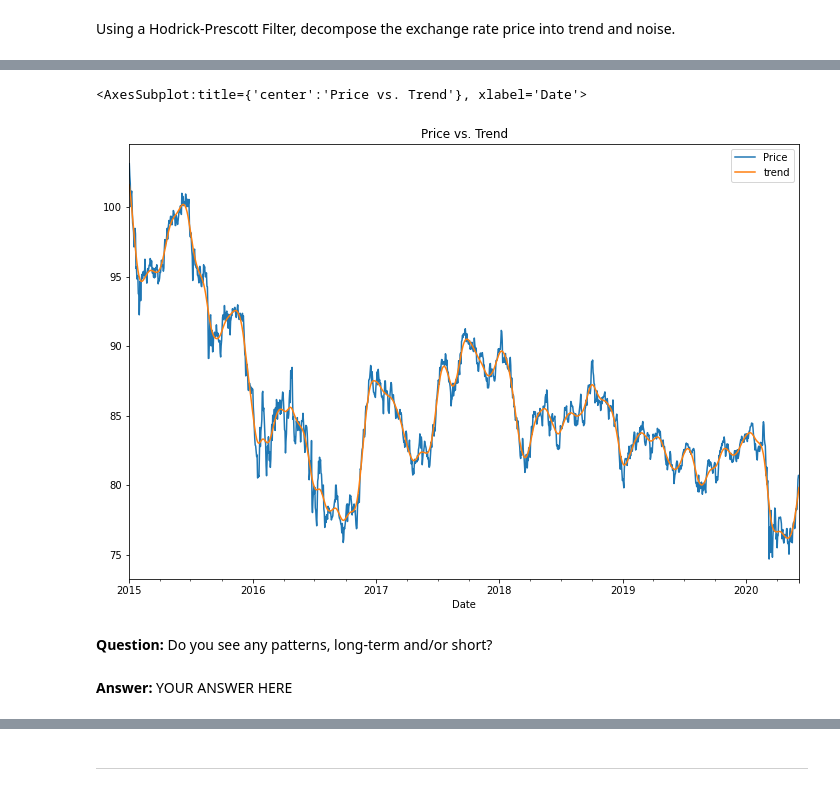
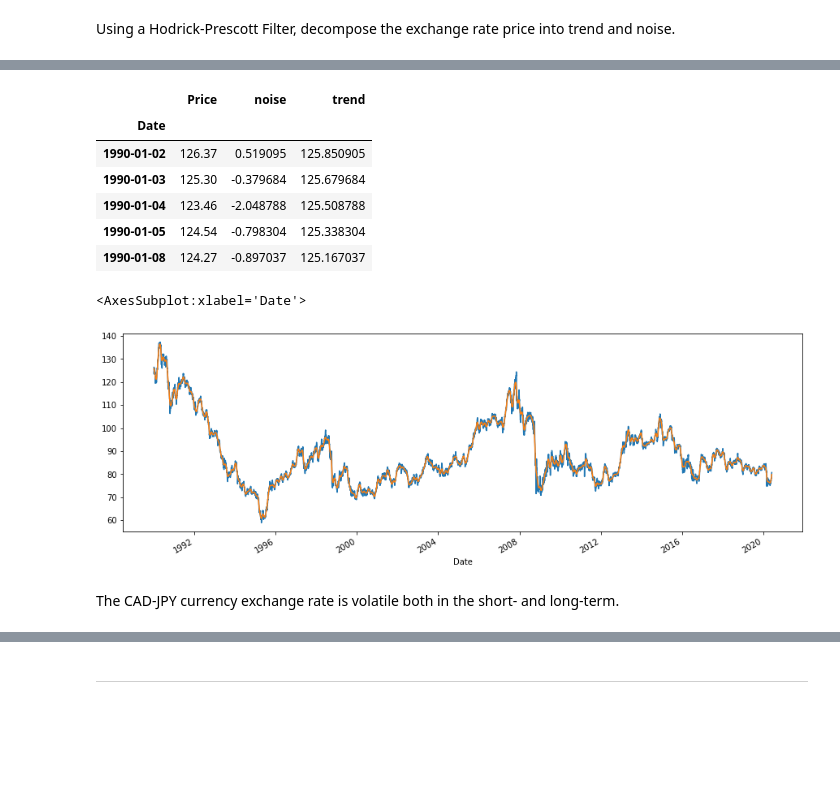
Before and after one commit to adamgulyas/currency-modelling, a Jupyter notebook: time_series_analysis.ipynb, the cells around one changed output, grey strips where cells are left out. Cells and saved outputs as stored; diff of their text form; code cells hidden in the pictures; blank space fills up the shorter version.

```diff
--- a/time_series_analysis.ipynb
+++ b/time_series_analysis.ipynb
@@ -59,4 +57,4 @@ cad_jpy_df.head()
 import statsmodels.api as sm
 
 # Apply the Hodrick-Prescott Filter by decomposing the exchange rate price into two separate series:
-# YOUR CODE HERE!
+noise, trend = sm.tsa.filters.hpfilter(cad_jpy_df['Price'])
@@ -74,12 +61,28 @@ import statsmodels.api as sm
+# %%
+# Add columns for "noise" and "trend" series from above:
+cad_jpy_price = pd.DataFrame({
+    'Price': cad_jpy_df['Price'],
+    'noise': noise,
+    'trend': trend
+})
+
+cad_jpy_price.head()
+# %% [output]
+|  | Price | noise | trend |
+| Date |  |  |  |
+| 1990-01-02 | 126.37 | 0.519095 | 125.850905 |
+| 1990-01-03 | 125.30 | -0.379684 | 125.679684 |
+| 1990-01-04 | 123.46 | -2.048788 | 125.508788 |
+| 1990-01-05 | 124.54 | -0.798304 | 125.338304 |
+| 1990-01-08 | 124.27 | -0.897037 | 125.167037 |
 # %%
 # Plot the Exchange Rate Price vs. the Trend for 2015 to the present
-# YOUR CODE HERE!
+cad_jpy_price['Price'].plot(figsize=(15,5))
+cad_jpy_price['trend'].plot(figsize=(15,5))
 # %% [output]
-<AxesSubplot:title={'center':'Price vs. Trend'}, xlabel='Date'>
+<AxesSubplot:xlabel='Date'>
-[figure, old version]
+[figure, new version]
-# %% [markdown]
-**Question:** Do you see any patterns, long-term and/or short?
-# %% [markdown]
-**Answer:** YOUR ANSWER HERE
+# %% [markdown]
+The CAD-JPY currency exchange rate is volatile both in the short- and long-term.
 # %%
 # Plot the Settle Noise
```
Also changed, not shown: parts of 6 cells of this notebook.
